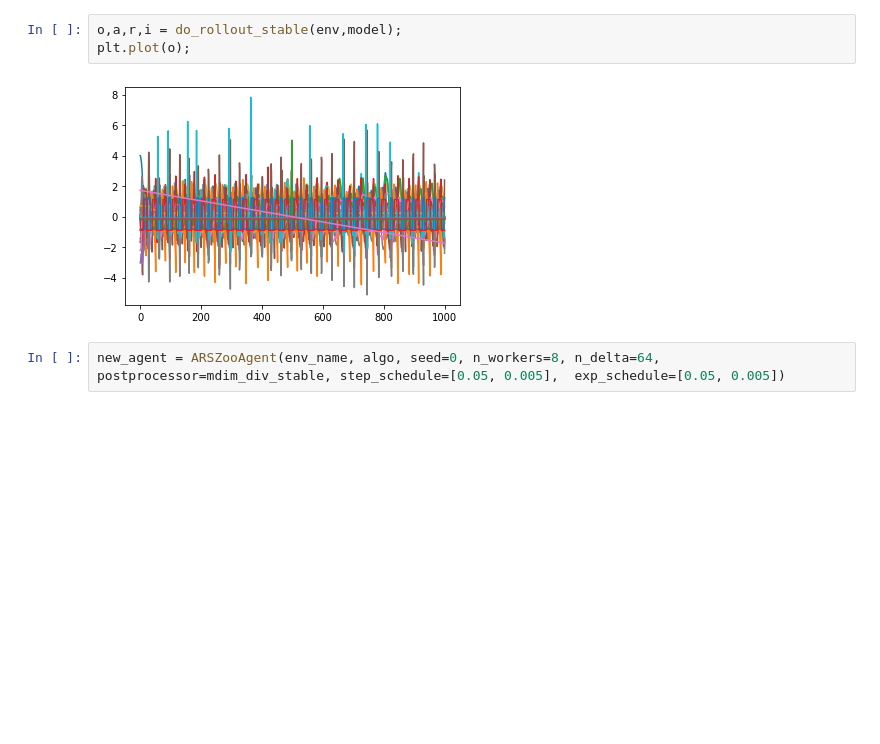
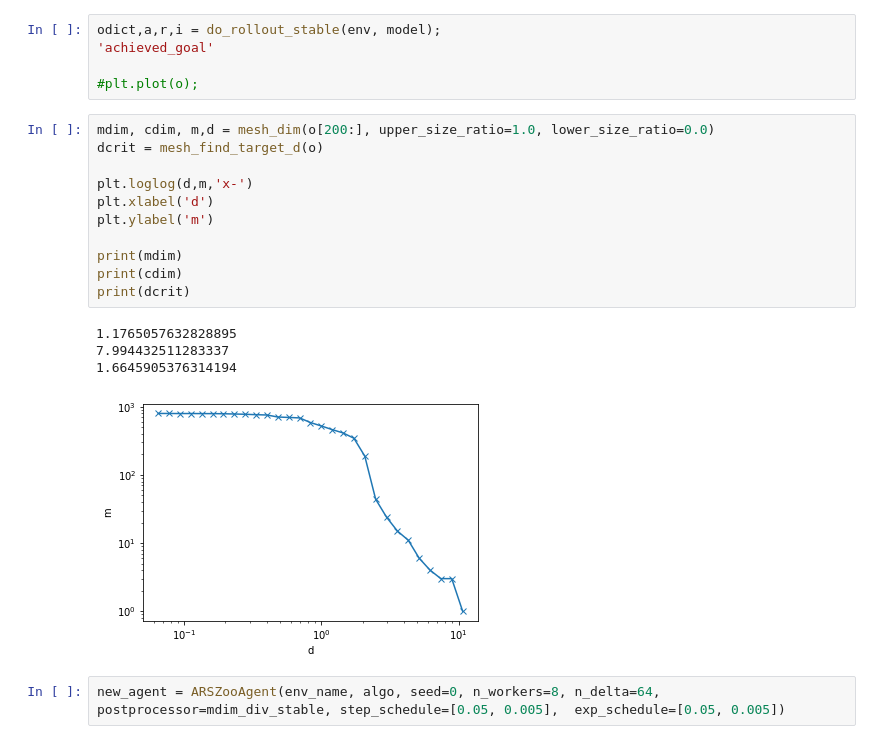
Before and after one commit to sgillen/policy_refinement, a Jupyter notebook: zoo_check.ipynb, the cells around one changed output. Drawn from its saved outputs; the diff is of its cells as text; blank space fills up the shorter version.

```diff
--- a/zoo_check.ipynb
+++ b/zoo_check.ipynb
@@ -30,8 +37,24 @@ env, model = load_zoo_agent(env_name, algo)
 # %%
-o,a,r,i = do_rollout_stable(env,model);
-plt.plot(o);
+odict,a,r,i = do_rollout_stable(env, model);
+'achieved_goal'
+
+#plt.plot(o);
-# %% [output]
-[figure, removed]
+# %%
+mdim, cdim, m,d = mesh_dim(o[200:], upper_size_ratio=1.0, lower_size_ratio=0.0)
+dcrit = mesh_find_target_d(o)
+
+plt.loglog(d,m,'x-')
+plt.xlabel('d')
+plt.ylabel('m')
+
+print(mdim)
+print(cdim)
+print(dcrit)
+# %% [output]
+1.1765057632828895
+7.994432511283337
+1.6645905376314194
+[figure, added]
 # %%
 new_agent = ARSZooAgent(env_name, algo, seed=0, n_workers=8, n_delta=64, postprocessor=mdim_div_stable, step_schedule=[0.05, 0.005],  exp_schedule=[0.05, 0.005])
 # %%
```
Also changed, not shown: parts of 5 cells of this notebook, 4 other files.
